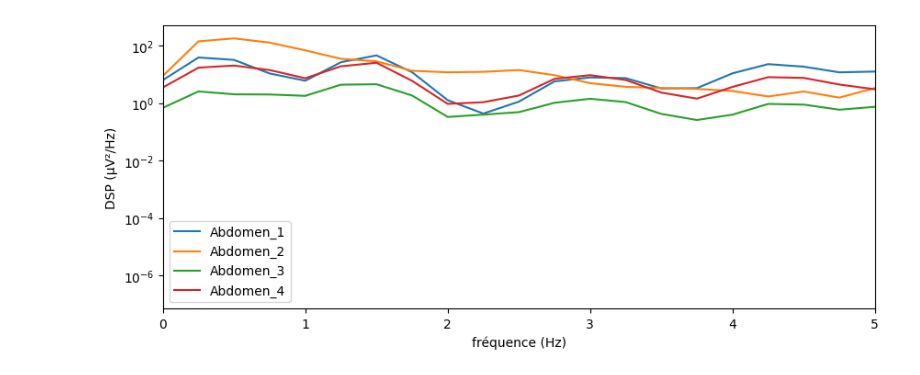
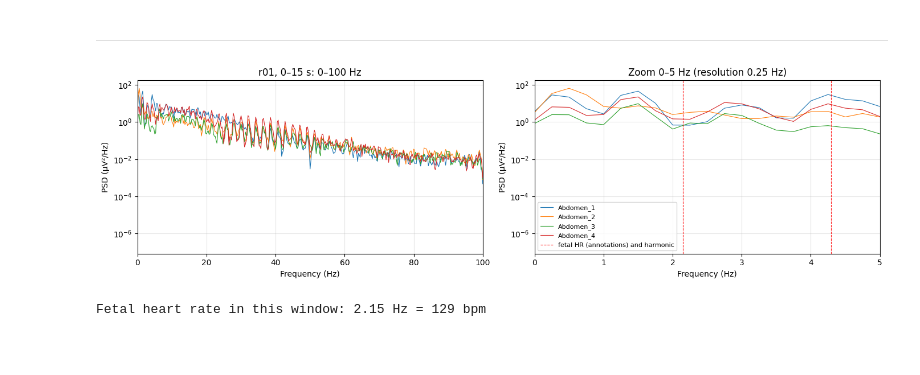
Before and after one commit to MorganSantalucia/Bio-Inspired-AI-project----Morgan-SANTALUCIA-Owen-LE-DILY, a Jupyter notebook: BSS Project.ipynb, the cells around one changed output. Cells and saved outputs as stored; diff of their text form; code cells hidden in the pictures; blank space fills up the shorter version.

```diff
--- a/BSS Project.ipynb
+++ b/BSS Project.ipynb
@@ -48,7 +50,17 @@ print(fs)
 # %%
-# Zoom sur la matrice d'observations du premier enregistrement
+# Observation matrix of the first record
 
-abdomen = ["Abdomen_1", "Abdomen_2", "Abdomen_3", "Abdomen_4"]
+abdominal_channels = ["Abdomen_1", "Abdomen_2", "Abdomen_3", "Abdomen_4"]
 
-# C'est du 4 x N avec N = 30000 pour tous les enregistrements
-X01 = signaux["r01"][abdomen].to_numpy().T
+# Observation matrix X (mixing model X = H S): one row per abdominal channel,
+# one column per sample -> shape (4, N), with N = 300 000 (5 min at 1 kHz) for every record
+X01 = signals["r01"][abdominal_channels].to_numpy().T
+print(X01.shape)
+
+display(
+    pd.DataFrame(
+        X01[:, :6],
+        index=[f"x{i + 1} = {c}" for i, c in enumerate(abdominal_channels)],
+        columns=[f"n = {k}" for k in range(6)],
+    ).round(2)
+)
@@ -146,20 +181,42 @@ plt.show()
+# %% [markdown]
+---
 # %%
-# Zoom sur la première mini matrice
+# Power spectral density (PSD) of one 15 s window, channel by channel
 
-X01_1 = fenetres[10]
+t0_psd = 0                          # start of the analysed window (a multiple of 15 s)
+segment_duration = 4                # s, length of the Welch segments
 
-# Contenu fréquentiel de la fenêtre X01_1, voie par voie
+x_win = windows[t0_psd]             # 4 x n
+nperseg = int(segment_duration * fs)
 
-plt.figure(figsize=(10, 4))
+# Fetal heart rate of this window, from the annotations: f_fetal = 1 / median RR interval
+f_fetal = 1 / np.median(np.diff(qrs_windows[t0_psd]))
 
-for i in range(4):
-    f, dsp = welch(X01_1[i], fs=fs, nperseg=4000)
-    plt.semilogy(f, dsp, label=abdomen[i])
+fig, (ax_full, ax_zoom) = plt.subplots(1, 2, figsize=(14, 4))
 
-plt.xlim(0,5)
-plt.xlabel("fréquence (Hz)")
-plt.ylabel("DSP (µV²/Hz)")
-plt.legend()
+for i, ch in enumerate(abdominal_channels):
+    f, psd = welch(x_win[i], fs=fs, nperseg=nperseg)
+    ax_full.semilogy(f, psd, linewidth=0.8, label=ch)
+    ax_zoom.semilogy(f, psd, linewidth=0.8, label=ch)
+
+# Fetal fundamental and harmonics (a periodic heartbeat gives lines at k * f_fetal)
+for k in range(1, 3):
+    ax_zoom.axvline(k * f_fetal, color="red", linestyle="--", linewidth=0.8,
+                    label="fetal HR (annotations) and harmonic" if k == 1 else None)
+
+ax_full.set_xlim(0, 100)
+ax_full.set_title(f"r01, {t0_psd}–{t0_psd + window_duration} s: 0–100 Hz")
+ax_zoom.set_xlim(0, 5)
+ax_zoom.set_title(f"Zoom 0–5 Hz (resolution {fs / nperseg:.2f} Hz)")
+for ax in (ax_full, ax_zoom):
+    ax.set_xlabel("Frequency (Hz)")
+    ax.set_ylabel("PSD (µV²/Hz)")
+    ax.grid(alpha=0.3)
+ax_zoom.legend(fontsize=8)
+plt.tight_layout()
 plt.show()
+
+print(f"Fetal heart rate in this window: {f_fetal:.2f} Hz = {60 * f_fetal:.0f} bpm")
 # %% [output]
-[figure, old version]
+[figure, new version]
+Fetal heart rate in this window: 2.15 Hz = 129 bpm
```
Also changed, not shown: parts of 24 cells of this notebook.
